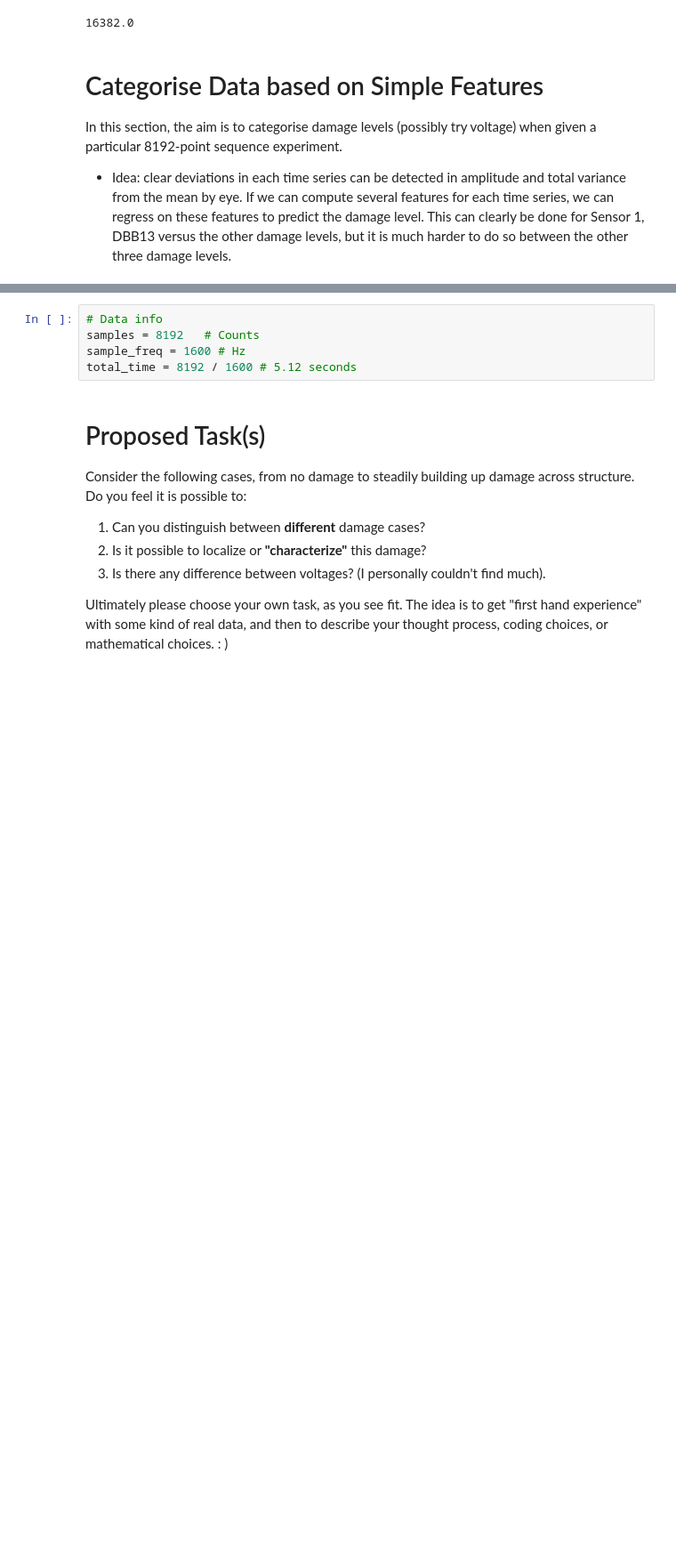
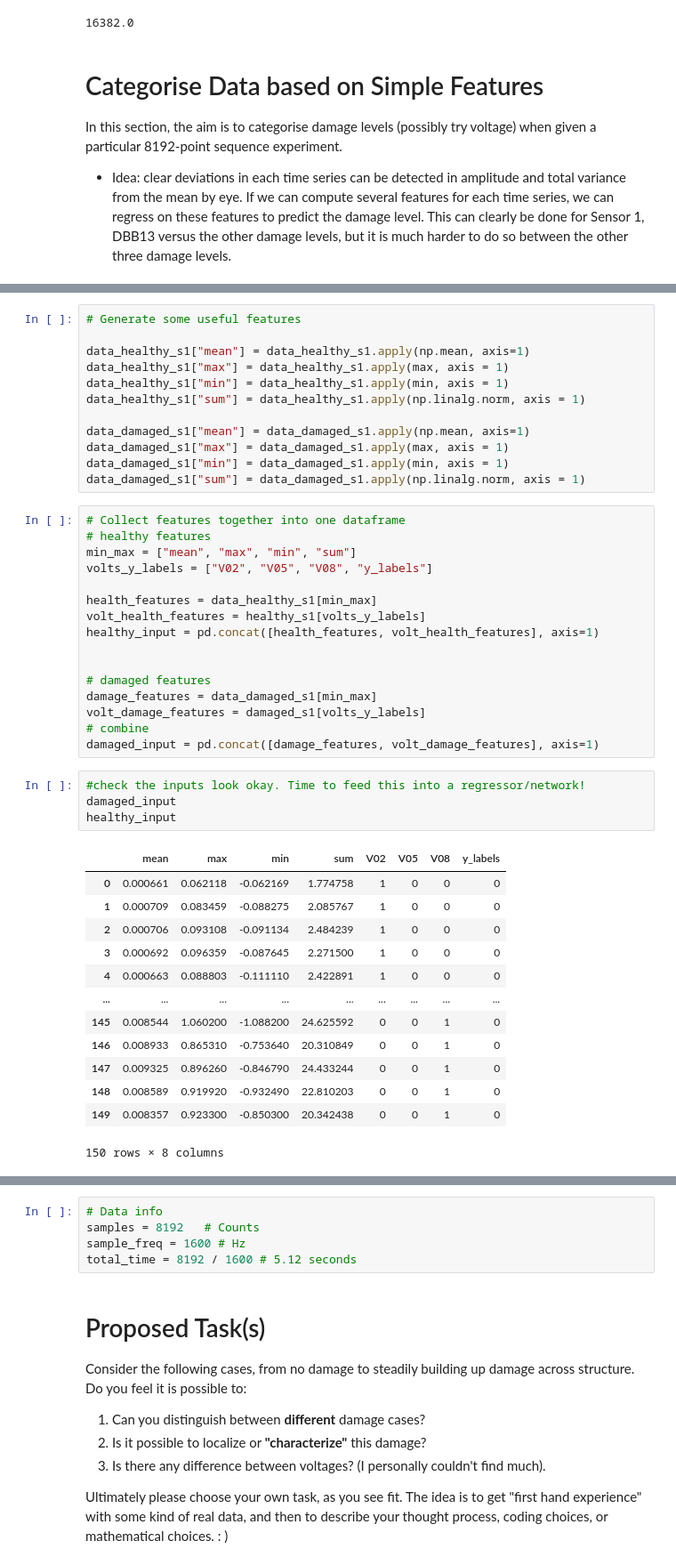
Before and after one commit to twan3617/anomalies, a Jupyter notebook: Example_Data_Sandia.ipynb, the cells around one changed output, grey strips where cells are left out. Shown: that part at 89% size. Saved outputs shown, nothing was run; the diff lists cells and outputs as text; blank space fills up the shorter version.

Commit message:
extracted time series features and created simple neural network

```diff
--- a/Example_Data_Sandia.ipynb
+++ b/Example_Data_Sandia.ipynb
@@ -501,0 +422,46 @@ ValueError: A value for column_id needs to be supplied
+# %%
+# Generate some useful features
+
+data_healthy_s1["mean"] = data_healthy_s1.apply(np.mean, axis=1)
+data_healthy_s1["max"] = data_healthy_s1.apply(max, axis = 1)
+data_healthy_s1["min"] = data_healthy_s1.apply(min, axis = 1)
+data_healthy_s1["sum"] = data_healthy_s1.apply(np.linalg.norm, axis = 1)
+
+data_damaged_s1["mean"] = data_damaged_s1.apply(np.mean, axis=1)
+data_damaged_s1["max"] = data_damaged_s1.apply(max, axis = 1)
+data_damaged_s1["min"] = data_damaged_s1.apply(min, axis = 1)
+data_damaged_s1["sum"] = data_damaged_s1.apply(np.linalg.norm, axis = 1)
+# %%
+# Collect features together into one dataframe
+# healthy features
+min_max = ["mean", "max", "min", "sum"]
+volts_y_labels = ["V02", "V05", "V08", "y_labels"]
+
+health_features = data_healthy_s1[min_max]
+volt_health_features = healthy_s1[volts_y_labels]
+healthy_input = pd.concat([health_features, volt_health_features], axis=1)
+
+
+# damaged features
+damage_features = data_damaged_s1[min_max]
+volt_damage_features = damaged_s1[volts_y_labels]
+# combine
+damaged_input = pd.concat([damage_features, volt_damage_features], axis=1)
+# %%
+#check the inputs look okay. Time to feed this into a regressor/network!
+damaged_input
+healthy_input
+# %% [output]
+|  | mean | max | min | sum | V02 | V05 | V08 | y_labels |
+| 0 | 0.000661 | 0.062118 | -0.062169 | 1.774758 | 1 | 0 | 0 | 0 |
+| 1 | 0.000709 | 0.083459 | -0.088275 | 2.085767 | 1 | 0 | 0 | 0 |
+| 2 | 0.000706 | 0.093108 | -0.091134 | 2.484239 | 1 | 0 | 0 | 0 |
+| 3 | 0.000692 | 0.096359 | -0.087645 | 2.271500 | 1 | 0 | 0 | 0 |
+| 4 | 0.000663 | 0.088803 | -0.111110 | 2.422891 | 1 | 0 | 0 | 0 |
+| ... | ... | ... | ... | ... | ... | ... | ... | ... |
+| 145 | 0.008544 | 1.060200 | -1.088200 | 24.625592 | 0 | 0 | 1 | 0 |
+| 146 | 0.008933 | 0.865310 | -0.753640 | 20.310849 | 0 | 0 | 1 | 0 |
+| 147 | 0.009325 | 0.896260 | -0.846790 | 24.433244 | 0 | 0 | 1 | 0 |
+| 148 | 0.008589 | 0.919920 | -0.932490 | 22.810203 | 0 | 0 | 1 | 0 |
+| 149 | 0.008357 | 0.923300 | -0.850300 | 20.342438 | 0 | 0 | 1 | 0 |
+150 rows × 8 columns
```
Also changed, not shown: parts of 20 cells of this notebook.
